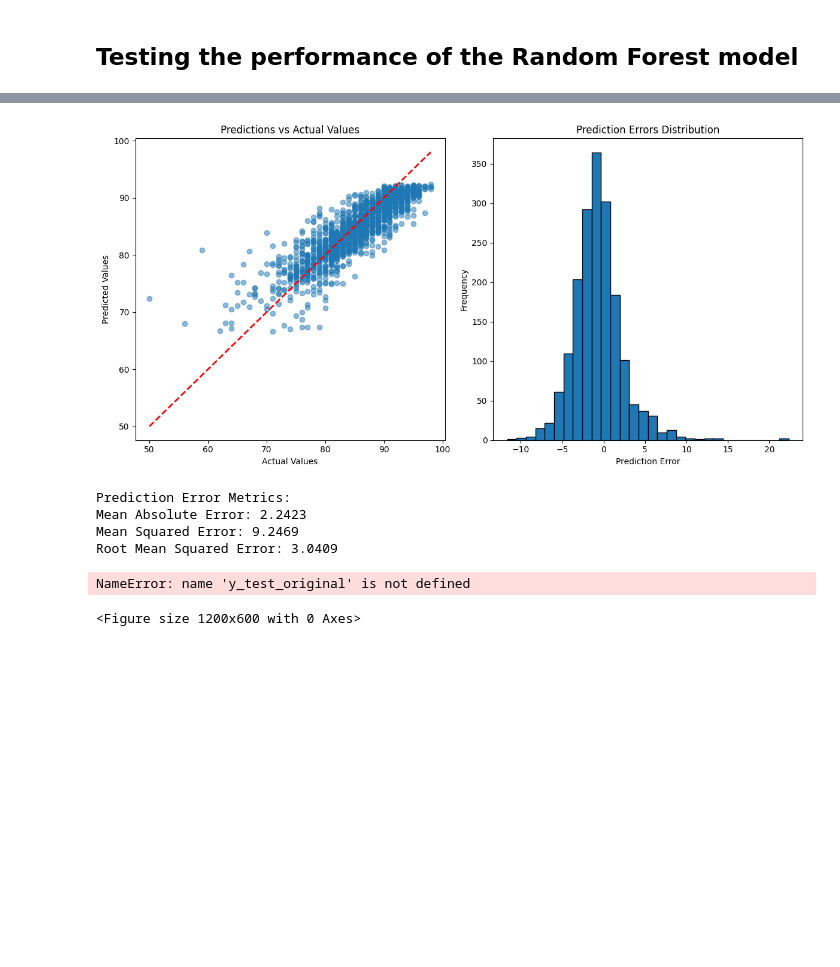
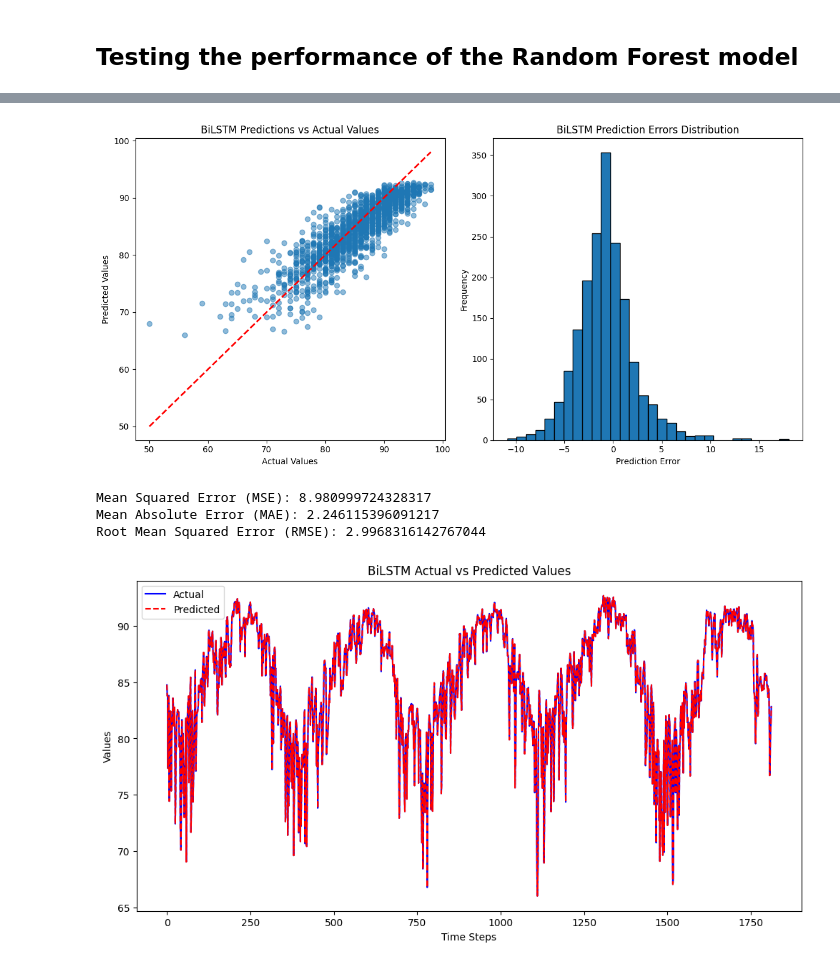
Before and after one commit to comp484-IntroToAI/semester-project-bram-long, a Jupyter notebook: MiamiWeather.ipynb, the cells around one changed output, grey strips where cells are left out. Drawn from its saved outputs; the diff is of its cells as text; code cells hidden in the pictures; blank space fills up the shorter version.

```diff
--- a/MiamiWeather.ipynb
+++ b/MiamiWeather.ipynb
@@ -166,7 +189,8 @@ X_lstm = new_lstm_df[['temperature_2m_mean (°F)_lag1',
  'wind_direction_10m_dominant (°)_lag1',
  'temperature_2m_max (°F)_lag1']]
 
-X_windowed, y_windowed, X_test_windowed, y_test_windowed, feature_scaler, target_scaler = lstm.prepare_data(X_train, y_train, X_test, y_test, window_size=7)
+window = 7
+X_windowed, y_windowed, X_test_windowed, y_test_windowed, feature_scaler, target_scaler = lstm.prepare_data(X_train, y_train, X_test, y_test, window_size=window)
 
 lstm_units = 64
 lstm_batch_size = 64
@@ -233,58 +257,5 @@ Model: "sequential_1"
 # %%
-lstm.
+bilstm_y_pred = lstm.get_predictions(trained_bilstm_model, X_test_windowed)
 
-
-bilstm_y_pred = trained_bilstm_model.predict(X_test_windowed)
-
-# Inverse transform predictions and actual values
-bilstm_y_pred_original = target_scaler.inverse_transform(bilstm_y_pred)
-bilstm_y_test_original = target_scaler.inverse_transform(y_test_windowed)
-
-# Plot predictions vs actual
-plt.figure(figsize=(12, 6))
-
-# Scatter plot of predictions vs actual
-plt.subplot(1, 2, 1)
-plt.scatter(bilstm_y_test_original, bilstm_y_pred_original, alpha=0.5)
-plt.plot([bilstm_y_test_original.min(), bilstm_y_test_original.max()],
-         [bilstm_y_test_original.min(), bilstm_y_test_original.max()],
-         'r--', lw=2)
-plt.title('Predictions vs Actual Values')
-plt.xlabel('Actual Values')
-plt.ylabel('Predicted Values')
-
-# # Prediction errors histogram
-errors = bilstm_y_pred_original - bilstm_y_test_original
-plt.subplot(1, 2, 2)
-plt.hist(errors, bins=30, edgecolor='black')
-plt.title('Prediction Errors Distribution')
-plt.xlabel('Prediction Error')
-plt.ylabel('Frequency')
-
-plt.tight_layout()
-plt.show()
-
-# Calculate error metrics
-mae = np.mean(np.abs(errors))
-mse = np.mean(errors**2)
-rmse = np.sqrt(mse)
-
-print("Prediction Error Metrics:")
-print(f"Mean Absolute Error: {mae:.4f}")
-print(f"Mean Squared Error: {mse:.4f}")
-print(f"Root Mean Squared Error: {rmse:.4f}")
-
-
-# y_test_original = pd.Series(y_test_original, index=y_lstm_test.index)
-# y_pred_original = pd.Series(y_pred_original, index=y_lstm_test.index)
-plt.figure(figsize=(12, 6))
-plt.plot(bilstm_y_test_original, label='Actual', color='blue')
-plt.plot(y_pred_original, label='Predicted', color='red', linestyle='--')
-plt.title('Actual vs Predicted Values')
-plt.xlabel('Time Steps')
-plt.ylabel('Values')
-plt.legend()
-plt.show()
-
-# 1061
+lstm.plot_predictions(biLSTM_model_name, X_test_windowed, y_test_windowed, bilstm_y_pred, target_scaler)
 # %% [output]
@@ -292,8 +263,6 @@ plt.show()
-[figure, old version]
+[figure, new version]
-Prediction Error Metrics:
-Mean Absolute Error: 2.2423
-Mean Squared Error: 9.2469
-Root Mean Squared Error: 3.0409
+Mean Squared Error (MSE): 8.980999724328317
+Mean Absolute Error (MAE): 2.246115396091217
+Root Mean Squared Error (RMSE): 2.9968316142767044
-NameError: name 'y_test_original' is not defined
-<Figure size 1200x600 with 0 Axes>
+[figure, added]
 # %%
```
Also changed, not shown: parts of 18 cells of this notebook, 2 other files.
